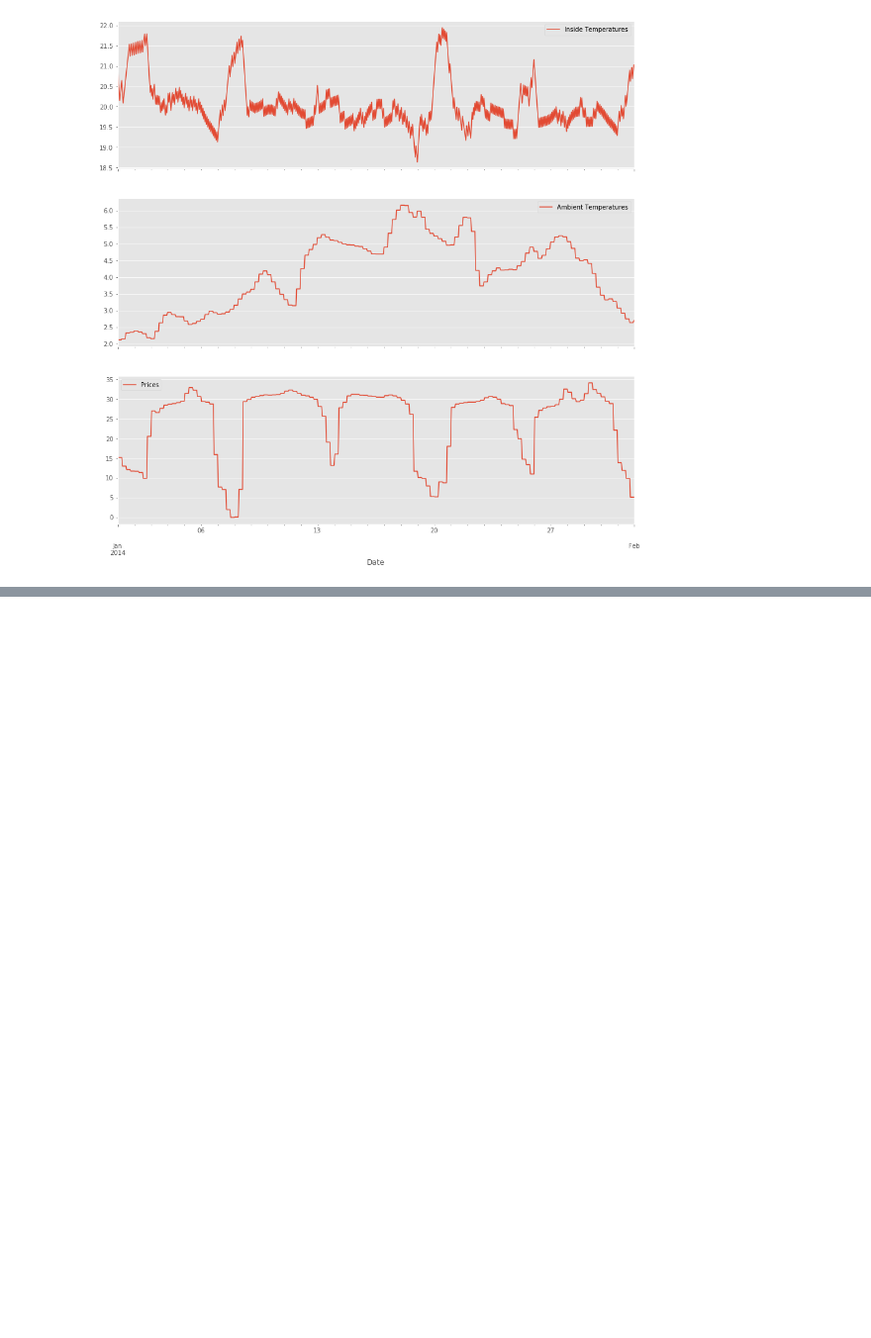
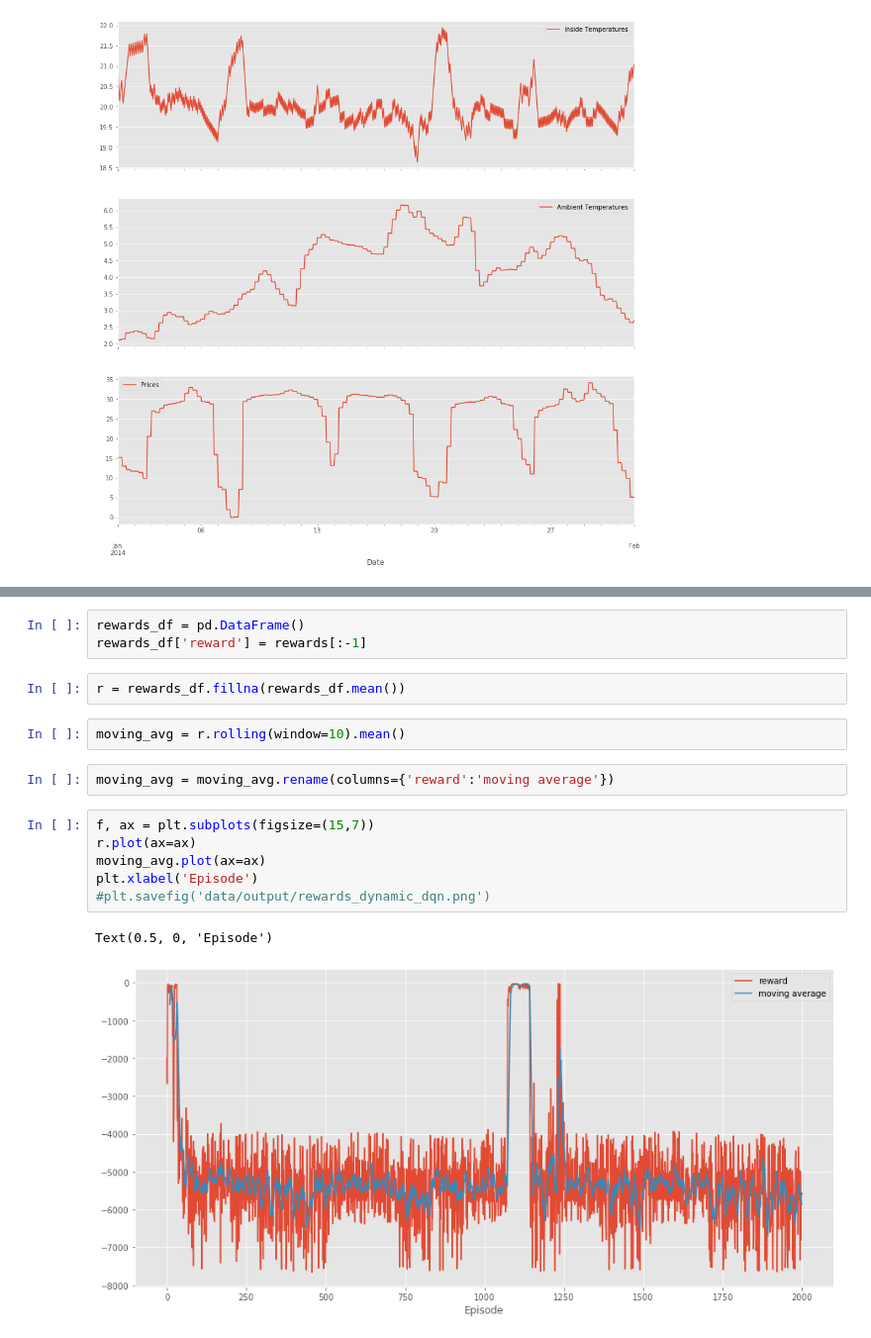
Before and after one commit to Cernewein/heating-RL-agent, a Jupyter notebook: Notebooks/Visualization.ipynb, the cells around one changed output, grey strips where cells are left out. Shown at 99% size. Drawn from its saved outputs; the diff is of its cells as text; blank space fills up the shorter version.

Commit message:
Visualization of DDPG reward

```diff
--- a/Notebooks/Visualization.ipynb
+++ b/Notebooks/Visualization.ipynb
@@ -304,0 +323,18 @@ plt.savefig('data/output/DQN-Dyn-Price/eval.png',bbox_inches='tight')
+# %%
+rewards_df = pd.DataFrame()
+rewards_df['reward'] = rewards[:-1]
+# %%
+r = rewards_df.fillna(rewards_df.mean())
+# %%
+moving_avg = r.rolling(window=10).mean()
+# %%
+moving_avg = moving_avg.rename(columns={'reward':'moving average'})
+# %%
+f, ax = plt.subplots(figsize=(15,7))
+r.plot(ax=ax)
+moving_avg.plot(ax=ax)
+plt.xlabel('Episode')
+#plt.savefig('data/output/rewards_dynamic_dqn.png')
+# %% [output]
+Text(0.5, 0, 'Episode')
+[figure, added]
```
Also changed, not shown: parts of 3 cells of this notebook.
